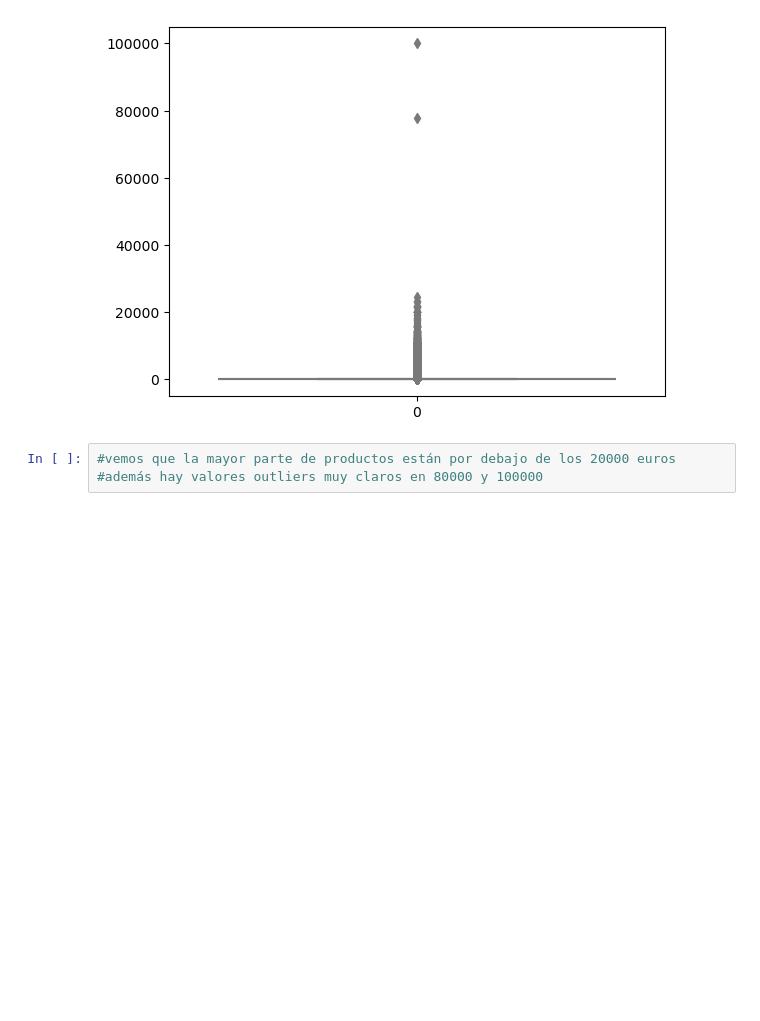
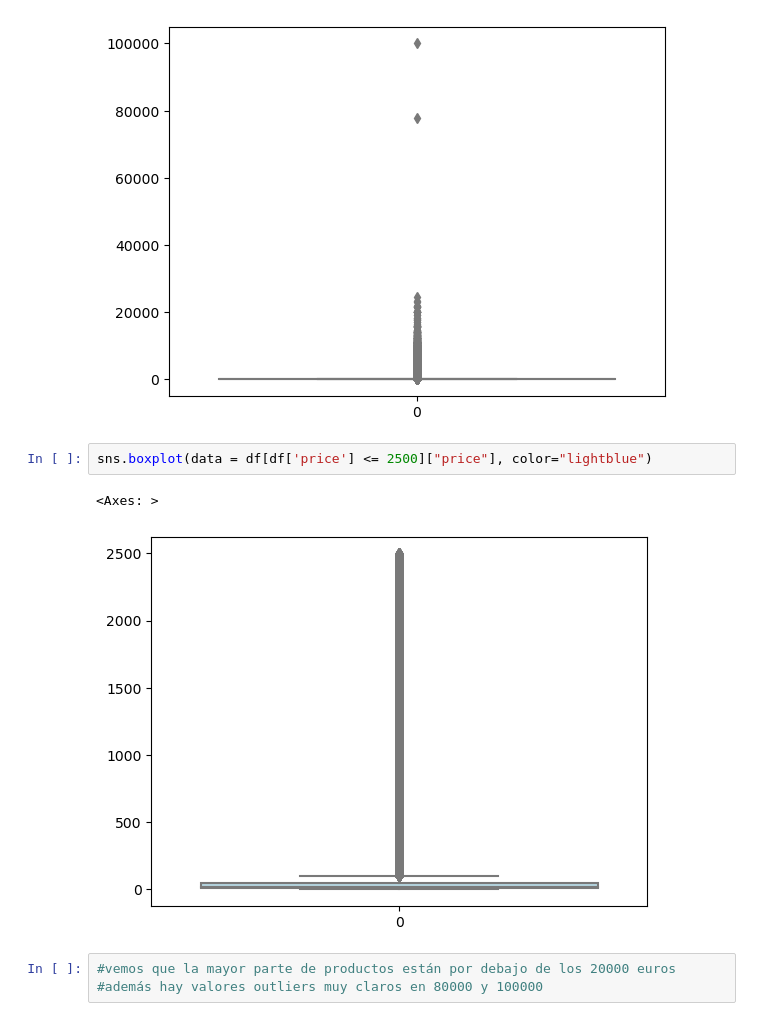
Before and after one commit to alicia-perez-diez/lab-eda-univariate, a Jupyter notebook: lab_solution.ipynb, the cells around one changed output. Drawn from its saved outputs; the diff is of its cells as text; blank space fills up the shorter version.

```diff
--- a/lab_solution.ipynb
+++ b/lab_solution.ipynb
@@ -87,6 +91,11 @@ sns.boxplot(data = df['price'], color="lightblue")
 # %% [output]
 <Axes: >
 [figure]
+# %%
+sns.boxplot(data = df[df['price'] <= 2500]["price"], color="lightblue")
+# %% [output]
+<Axes: >
+[figure, added]
 # %%
 #vemos que la mayor parte de productos están por debajo de los 20000 euros
 #además hay valores outliers muy claros en 80000 y 100000
```
Also changed, not shown: parts of 7 cells of this notebook.
